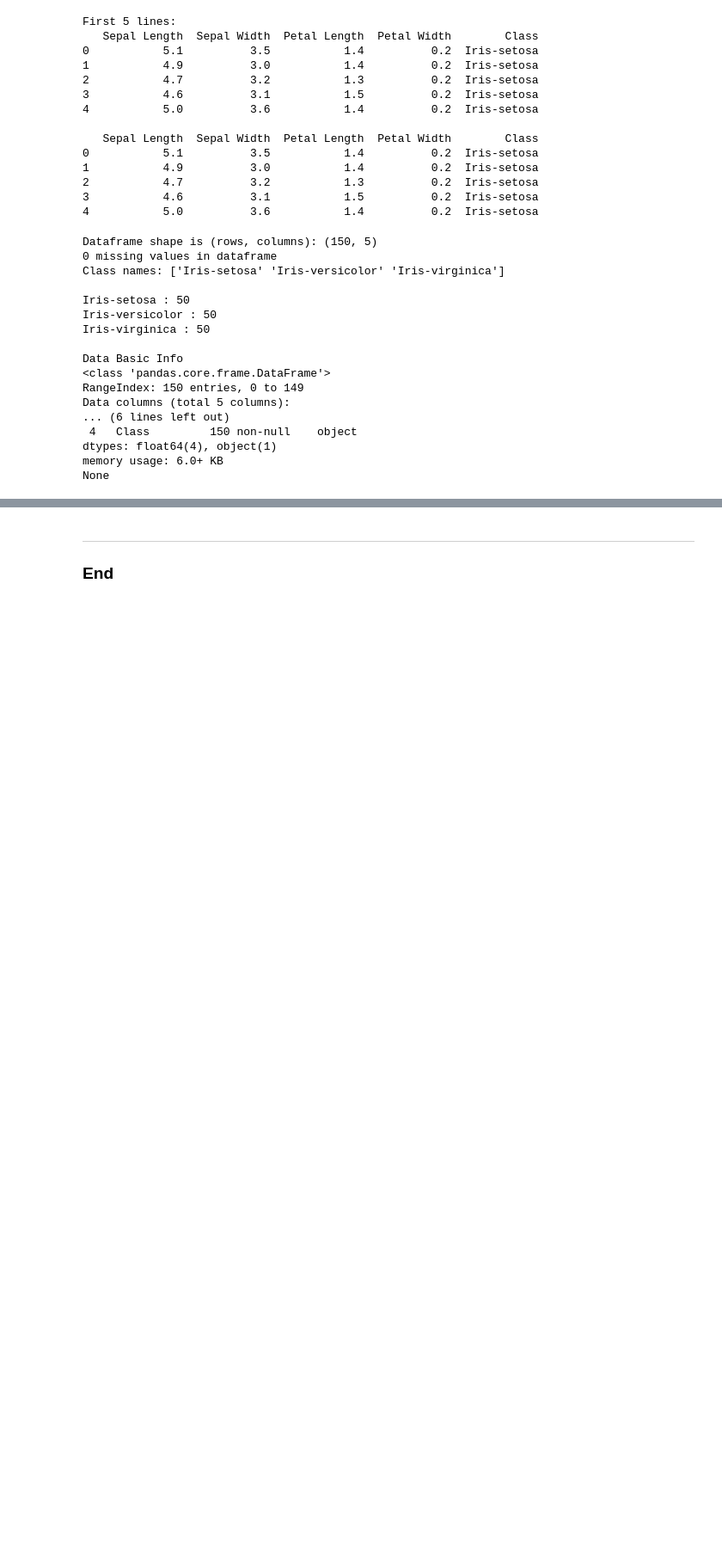
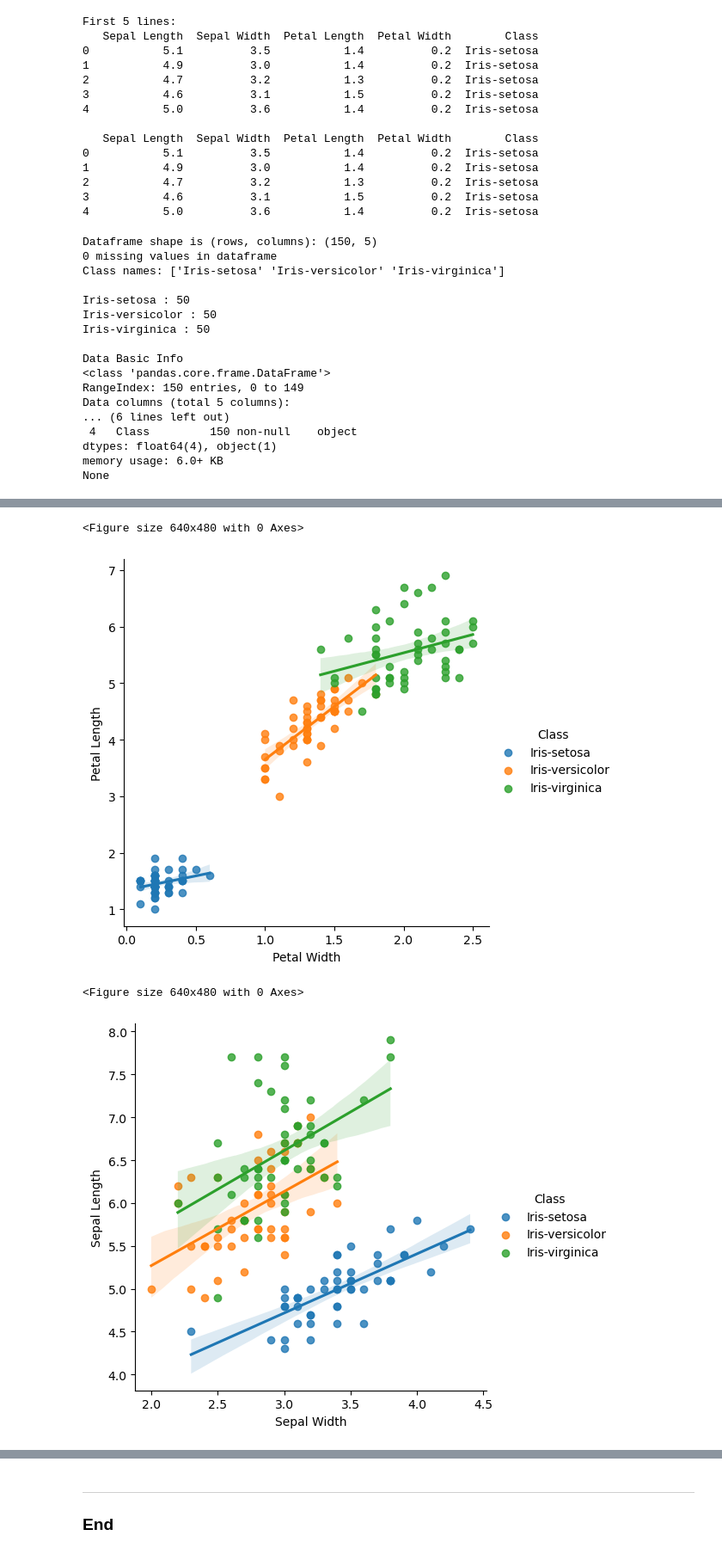
Before and after one commit to Eilis9/Fund_DA, a Jupyter notebook: project.ipynb, the cells around one changed output, grey strips where cells are left out. Shown at 86% size. Drawn from its saved outputs; the diff is of its cells as text; code cells hidden in the pictures; blank space fills up the shorter version.

```diff
--- a/project.ipynb
+++ b/project.ipynb
@@ -123,0 +164,14 @@ data.describe()
+# %%
+# Plot scatters for petal and sepal wtih seaborn - broken down by class [6]
+
+plt.figure();
+sns.lmplot(x ='Petal Width', y ='Petal Length', data = data, hue="Class");
+plt.show();
+plt.figure();
+sns.lmplot(x ='Sepal Width', y ='Sepal Length', data = data, hue="Class");
+plt.show();
+# %% [output]
+<Figure size 640x480 with 0 Axes>
+[figure, added]
+<Figure size 640x480 with 0 Axes>
+[figure, added]
```
Also changed, not shown: parts of 11 cells of this notebook, 4 other files.
